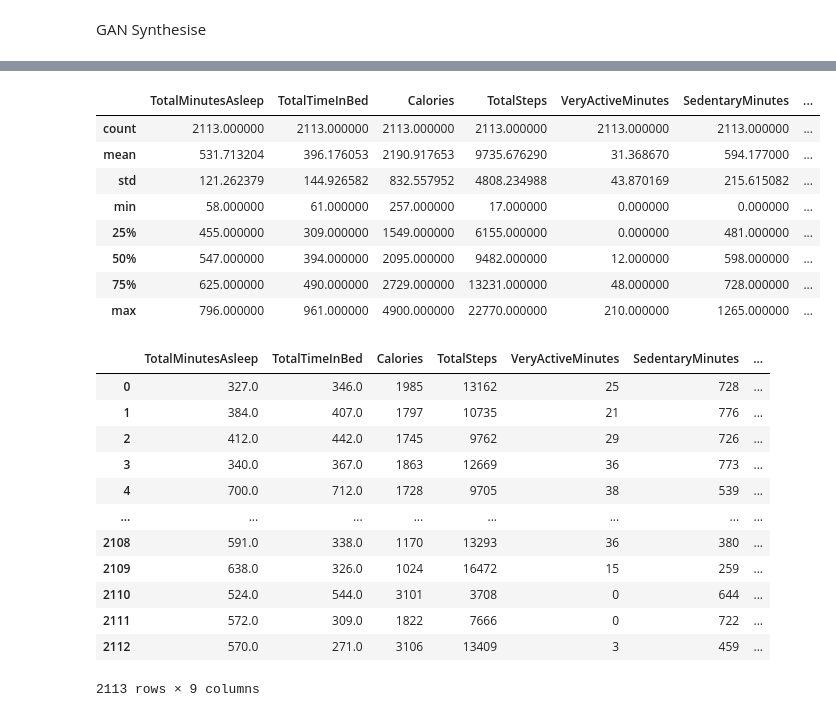
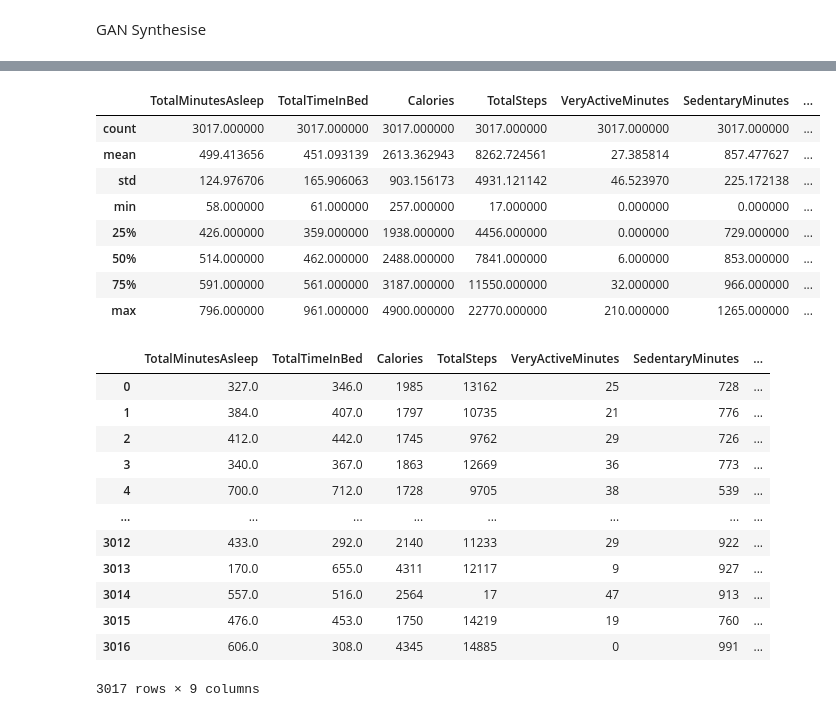
Before and after one commit to Glacierxdd40874/AIHG-Wearable, a Jupyter notebook: data_preprocessing/datasets/data_extraction.ipynb, the cells around one changed output, grey strips where cells are left out. Cells and saved outputs as stored; diff of their text form; code cells hidden in the pictures.

Commit message:
T1-T4 Datasets synthesised with 100 more participants using GAN

```diff
--- a/data_preprocessing/datasets/data_extraction.ipynb
+++ b/data_preprocessing/datasets/data_extraction.ipynb
@@ -113,15 +114,15 @@ T1
 | max | 8.792010e+09 | 796.000000 | 961.000000 | 4900.000000 | 22770.000000 | 210.000000 | ... |
 # %%
 #reduce df to drop rows with threshold
-merged_df = merged_df.dropna(thresh=7)
+T1_merged_df = T1_merged_df.dropna(thresh=7)
 
-null_summary = merged_df.isnull().mean().reset_index()
+null_summary = T1_merged_df.isnull().mean().reset_index()
 null_summary.columns = ['Column', 'Percent_Null']
 null_summary['Percent_Null'] = null_summary['Percent_Null'] * 100
 print("T1")
 print(null_summary)
 
-merged_df.describe()
+T1_merged_df.describe()
 # %% [output]
 T1
                 Column  Percent_Null
@@ -148,9 +149,9 @@ T1
 | max | 8.792010e+09 | 796.000000 | 961.000000 | 4900.000000 | 22770.000000 | 210.000000 | ... |
 # %%
 #bfill & ffill heartrate
-merged_df['AvgHeartRate_filled'] = merged_df.groupby('Id')['AvgHeartRate'].ffill().bfill()
+T1_merged_df['AvgHeartRate_filled'] = T1_merged_df.groupby('Id')['AvgHeartRate'].ffill().bfill()
 
-null_summary = merged_df.isnull().mean().reset_index()
+null_summary = T1_merged_df.isnull().mean().reset_index()
 null_summary.columns = ['Column', 'Percent_Null']
 null_summary['Percent_Null'] = null_summary['Percent_Null'] * 100
 print("T1")
@@ -172,10 +173,10 @@ T1
 11           BMI_filled     77.723971
 12  AvgHeartRate_filled      0.000000
 # %%
-merged_df.drop('AvgHeartRate', axis=1, inplace=True)
-merged_df.drop('BMI', axis=1, inplace=True)
-merged_df.rename(columns={'BMI_filled': 'BMI', 'AvgHeartRate_filled': 'AvgHeartRate'}, inplace=True)
-merged_df
+T1_merged_df.drop('AvgHeartRate', axis=1, inplace=True)
+T1_merged_df.drop('BMI', axis=1, inplace=True)
+T1_merged_df.rename(columns={'BMI_filled': 'BMI', 'AvgHeartRate_filled': 'AvgHeartRate'}, inplace=True)
+T1_merged_df
 # %% [output]
 |  | Id | Date | TotalMinutesAsleep | TotalTimeInBed | Calories | TotalSteps | VeryActiveMinutes | ... |
 | 0 | 1503960366 | 2016-04-12 | 327.0 | 346.0 | 1985 | 13162 | 25 | ... |
@@ -226,8 +227,8 @@ def synthesiser(data, id_col, date_col, participant_col, start_participant_num,
     synthesizer.fit(data)
 
     # Step 3: Estimate rows per participant and sample synthetic data
-    original_participant_count = data[participant_col].nunique()
-    rows_per_participant = len(data) // original_participant_count
+    rows_per_participant = data.groupby(participant_col).size().median()
+    rows_per_participant = int(rows_per_participant)
     synthetic_sample_size = rows_per_participant * num_new_participants
     synthetic_data = synthesizer.sample(synthetic_sample_size)
 
@@ -252,10 +253,9 @@ def synthesiser(data, id_col, date_col, participant_col, start_participant_num,
     return new_participant_data
 
 
-start_participant_num = merged_df['Id'].nunique()
-synthetic_data = synthesiser(merged_df, id_col='row_id', date_col='Date', participant_col='Id', start_participant_num=start_participant_num, num_new_participants=100)
-
-print(synthetic_data.head())
+start_participant_num = T1_merged_df['Id'].nunique()
+T1_synthetic_data = synthesiser(T1_merged_df, id_col='row_id', date_col='Date', participant_col='Id', start_participant_num=start_participant_num, num_new_participants=start_participant_num+100)
+T1_synthetic_data.head()
 # %% [output]
 Column Name   sdtype datetime_format
        Date datetime            None
@@ -284,22 +270,22 @@ Without this specification, SDV may not be able to accurately parse the data. We
 # %%
-final = pd.concat([merged_df, synthetic_data], ignore_index=True)
-final.drop('Id', axis=1, inplace=True)
-final.drop('Date', axis=1, inplace=True)
-final.drop('row_id', axis=1, inplace=True)
-final.to_csv("Final_Dataset/sleepDay_merged.csv (derived).csv", index=False)
-final.describe()
+T1_final = pd.concat([T1_merged_df, T1_synthetic_data], ignore_index=True)
+T1_final.drop('Id', axis=1, inplace=True)
+T1_final.drop('Date', axis=1, inplace=True)
+T1_final.drop('row_id', axis=1, inplace=True)
+T1_final.to_csv("Final_Dataset/sleepDay_merged.csv (derived).csv", index=False)
+T1_final.describe()
 # %% [output]
 |  | TotalMinutesAsleep | TotalTimeInBed | Calories | TotalSteps | VeryActiveMinutes | SedentaryMinutes | ... |
-| count | 2113.000000 | 2113.000000 | 2113.000000 | 2113.000000 | 2113.000000 | 2113.000000 | ... |
-| mean | 531.713204 | 396.176053 | 2190.917653 | 9735.676290 | 31.368670 | 594.177000 | ... |
-| std | 121.262379 | 144.926582 | 832.557952 | 4808.234988 | 43.870169 | 215.615082 | ... |
+| count | 3017.000000 | 3017.000000 | 3017.000000 | 3017.000000 | 3017.000000 | 3017.000000 | ... |
+| mean | 499.413656 | 451.093139 | 2613.362943 | 8262.724561 | 27.385814 | 857.477627 | ... |
+| std | 124.976706 | 165.906063 | 903.156173 | 4931.121142 | 46.523970 | 225.172138 | ... |
 | min | 58.000000 | 61.000000 | 257.000000 | 17.000000 | 0.000000 | 0.000000 | ... |
-| 25% | 455.000000 | 309.000000 | 1549.000000 | 6155.000000 | 0.000000 | 481.000000 | ... |
-| 50% | 547.000000 | 394.000000 | 2095.000000 | 9482.000000 | 12.000000 | 598.000000 | ... |
-| 75% | 625.000000 | 490.000000 | 2729.000000 | 13231.000000 | 48.000000 | 728.000000 | ... |
+| 25% | 426.000000 | 359.000000 | 1938.000000 | 4456.000000 | 0.000000 | 729.000000 | ... |
+| 50% | 514.000000 | 462.000000 | 2488.000000 | 7841.000000 | 6.000000 | 853.000000 | ... |
+| 75% | 591.000000 | 561.000000 | 3187.000000 | 11550.000000 | 32.000000 | 966.000000 | ... |
 | max | 796.000000 | 961.000000 | 4900.000000 | 22770.000000 | 210.000000 | 1265.000000 | ... |
 # %%
-final
+T1_final
 # %% [output]
 |  | TotalMinutesAsleep | TotalTimeInBed | Calories | TotalSteps | VeryActiveMinutes | SedentaryMinutes | ... |
 | 0 | 327.0 | 346.0 | 1985 | 13162 | 25 | 728 | ... |
@@ -308,9 +294,9 @@ final
 | 3 | 340.0 | 367.0 | 1863 | 12669 | 36 | 773 | ... |
 | 4 | 700.0 | 712.0 | 1728 | 9705 | 38 | 539 | ... |
 | ... | ... | ... | ... | ... | ... | ... | ... |
-| 2108 | 591.0 | 338.0 | 1170 | 13293 | 36 | 380 | ... |
-| 2109 | 638.0 | 326.0 | 1024 | 16472 | 15 | 259 | ... |
-| 2110 | 524.0 | 544.0 | 3101 | 3708 | 0 | 644 | ... |
-| 2111 | 572.0 | 309.0 | 1822 | 7666 | 0 | 722 | ... |
-| 2112 | 570.0 | 271.0 | 3106 | 13409 | 3 | 459 | ... |
+| 3012 | 433.0 | 292.0 | 2140 | 11233 | 29 | 922 | ... |
+| 3013 | 170.0 | 655.0 | 4311 | 12117 | 9 | 927 | ... |
+| 3014 | 557.0 | 516.0 | 2564 | 17 | 47 | 913 | ... |
+| 3015 | 476.0 | 453.0 | 1750 | 14219 | 19 | 760 | ... |
+| 3016 | 606.0 | 308.0 | 4345 | 14885 | 0 | 991 | ... |
-2113 rows × 9 columns
+3017 rows × 9 columns
```
Also changed, not shown: parts of 26 cells of this notebook, 4 other files.
